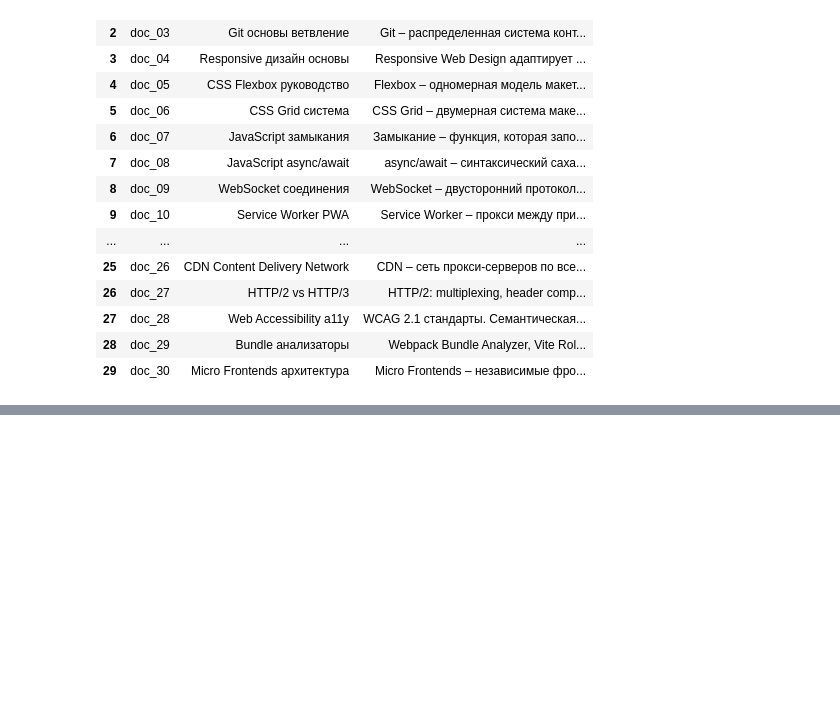
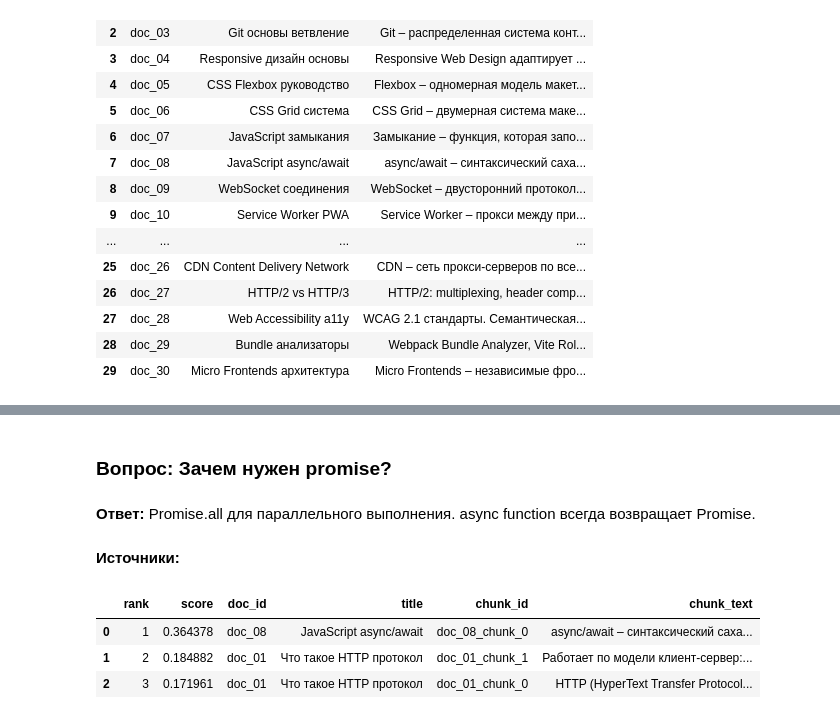
Before and after one commit to reborn-type/aie-gr3-stud-repos, a Jupyter notebook: homeworks/HW14/HW14.ipynb, the cells around one changed output, grey strips where cells are left out. Saved outputs shown, nothing was run; the diff lists cells and outputs as text; code cells hidden in the pictures; blank space fills up the shorter version.

```diff
--- a/homeworks/HW14/HW14.ipynb
+++ b/homeworks/HW14/HW14.ipynb
@@ -1027,0 +1197,35 @@ display(summary_k3)
+# %%
+def mini_rag_answer(
+    query: str,
+    artifacts: RetrieverArtifacts,
+    top_k: int = 3,
+    max_answer_sentences: int = 2,
+) -> Dict[str, object]:
+    context, retrieved = build_context_from_retrieval(query, artifacts=artifacts, top_k=top_k)
+    answer = generate_answer_from_context(query, context=context, max_sentences=max_answer_sentences)
+
+    return {
+        "query": query,
+        "answer": answer,
+        "context": context,
+        "sources": retrieved,
+    }
+# %%
+rag_result = mini_rag_answer(
+    "Зачем нужен promise?",
+    artifacts=artifacts_1,
+    top_k=3,
+)
+
+display(Markdown(f"### Вопрос: {rag_result['query']}"))
+display(Markdown(f"**Ответ:** {rag_result['answer']}"))
+display(Markdown("**Источники:**"))
+display(rag_result["sources"])
+# %% [output]
+### Вопрос: Зачем нужен promise?
+**Ответ:** Promise.all для параллельного выполнения. async function всегда возвращает Promise.
+**Источники:**
+|  | rank | score | doc_id | title | chunk_id | chunk_text |
+| 0 | 1 | 0.364378 | doc_08 | JavaScript async/await | doc_08_chunk_0 | async/await – синтаксический саха... |
+| 1 | 2 | 0.184882 | doc_01 | Что такое HTTP протокол | doc_01_chunk_1 | Работает по модели клиент-сервер:... |
+| 2 | 3 | 0.171961 | doc_01 | Что такое HTTP протокол | doc_01_chunk_0 | HTTP (HyperText Transfer Protocol... |
```
Also changed, not shown: parts of 11 cells of this notebook.
